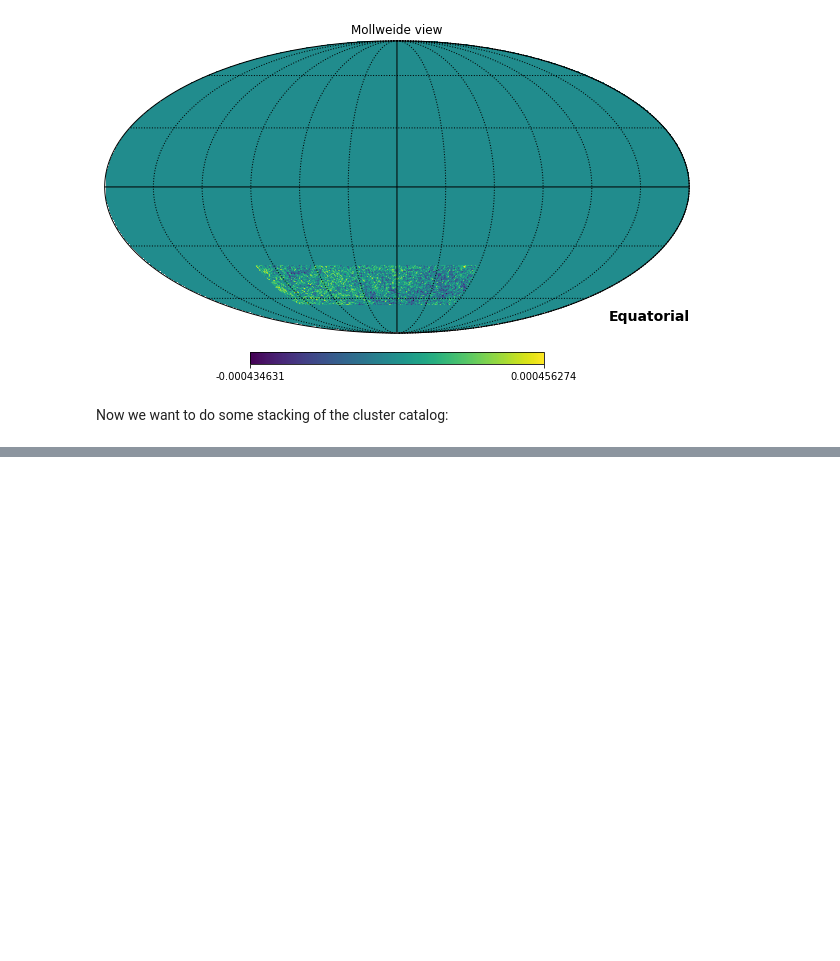
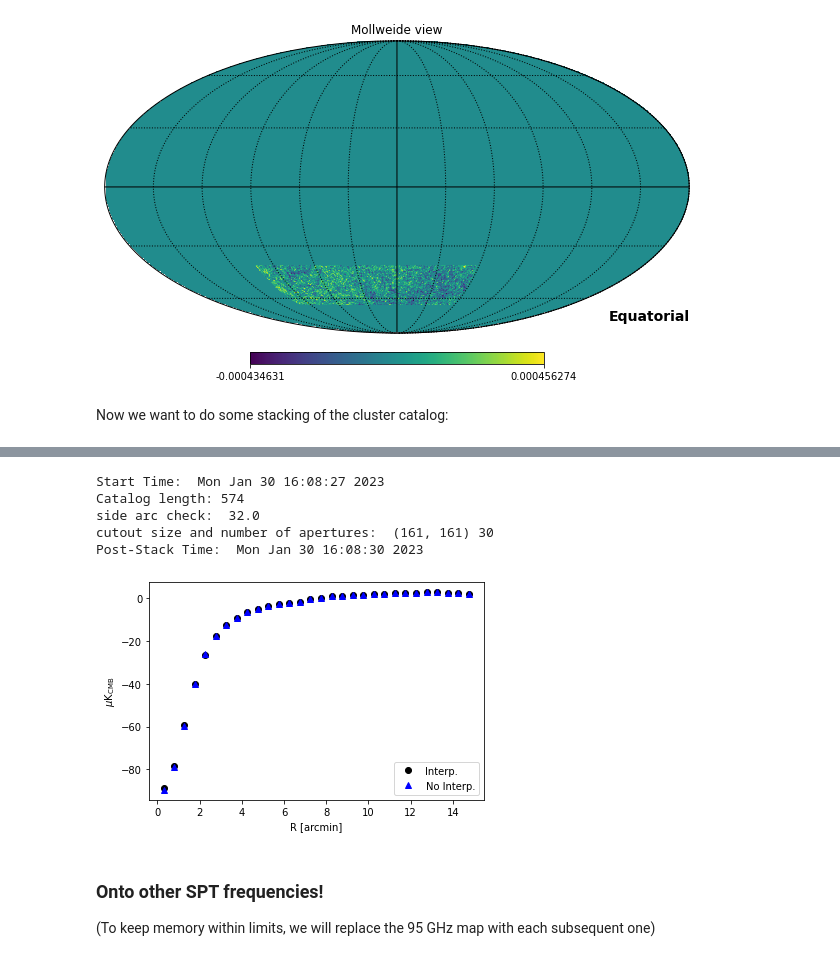
Before and after one commit to JeremyMeinke/mm_astronomy_stacking, a Jupyter notebook: stacking_example.ipynb, the cells around one changed output, grey strips where cells are left out. Drawn from its saved outputs; the diff is of its cells as text; code cells hidden in the pictures; blank space fills up the shorter version.

```diff
--- a/stacking_example.ipynb
+++ b/stacking_example.ipynb
@@ -124,0 +135,6 @@ Now, before we look at the other frequencies, let's "stack" the radial profiles
+# %%
+radial_edges = np.arange(0,15.01,0.5)
+spt_95_interp_radial = stacking.stack_radial_avg(spt_map, catalog_ra.to_numpy(), catalog_dec.to_numpy(), radial_edges, pix_res)
+
+###And showing resultant table:
+print(spt_95_interp_radial)
@@ -124,0 +159,24 @@ Now, before we look at the other frequencies, let's "stack" the radial profiles
+# %%
+###Now the non-interpolated version:
+spt_95_radial = stacking.stack_radial_avg(spt_map, catalog_ra.to_numpy(), catalog_dec.to_numpy(), radial_edges, pix_res, interpolate=False)
+# %% [output]
+Start Time:  Mon Jan 30 16:08:27 2023
+Catalog length: 574
+side arc check:  32.0
+cutout size and number of apertures:  (161, 161) 30
+Post-Stack Time:  Mon Jan 30 16:08:30 2023
+# %%
+###And plot the average:
+radial_centers = 2 / 3 * (radial_edges[1:]**3 - radial_edges[:-1]**3) / (radial_edges[1:]**2 - radial_edges[:-1]**2)	###True radial center between edges (since 2d radius)
+###plt.plot instead of plt.scatter here bc scatter seems to ignore cycle(marker)
+plt.plot(radial_centers, np.mean(spt_95_interp_radial, axis=0) * micro_K_correction, label="Interp.", linestyle="")
+plt.plot(radial_centers, np.mean(spt_95_radial, axis=0) * micro_K_correction, label="No Interp.", linestyle="")
+plt.xlabel("R [arcmin]")
+plt.ylabel(r"$\mu$K$_{\rm CMB}$")
+plt.legend()
+plt.show()
+# %% [output]
+[figure, added]
+# %% [markdown]
+### Onto other SPT frequencies!
+(To keep memory within limits, we will replace the 95 GHz map with each subsequent one)
```
Also changed, not shown: parts of 27 cells of this notebook, 15 other files.
